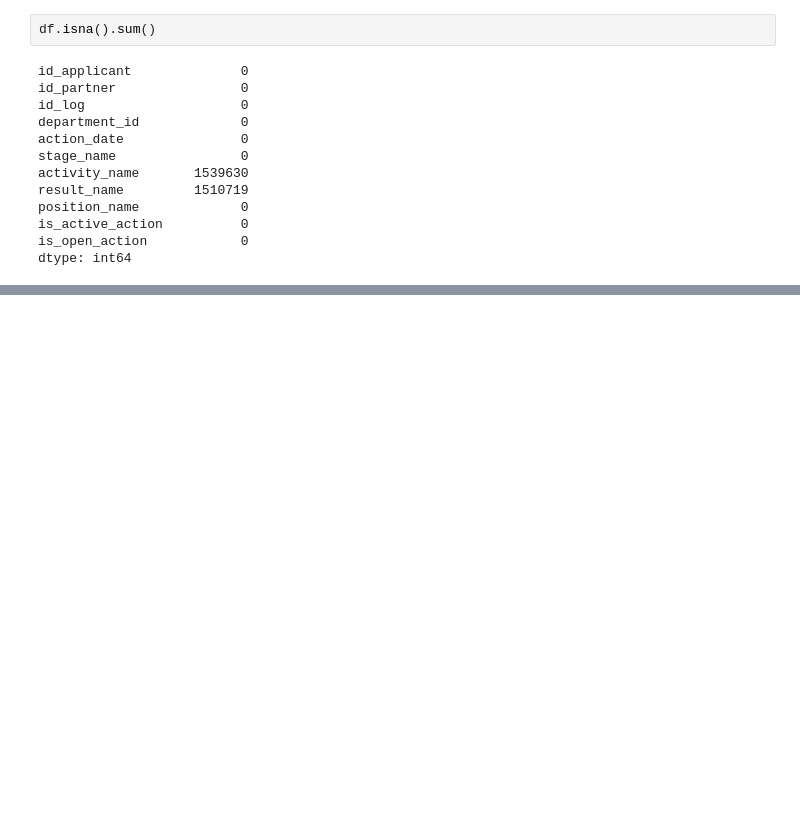
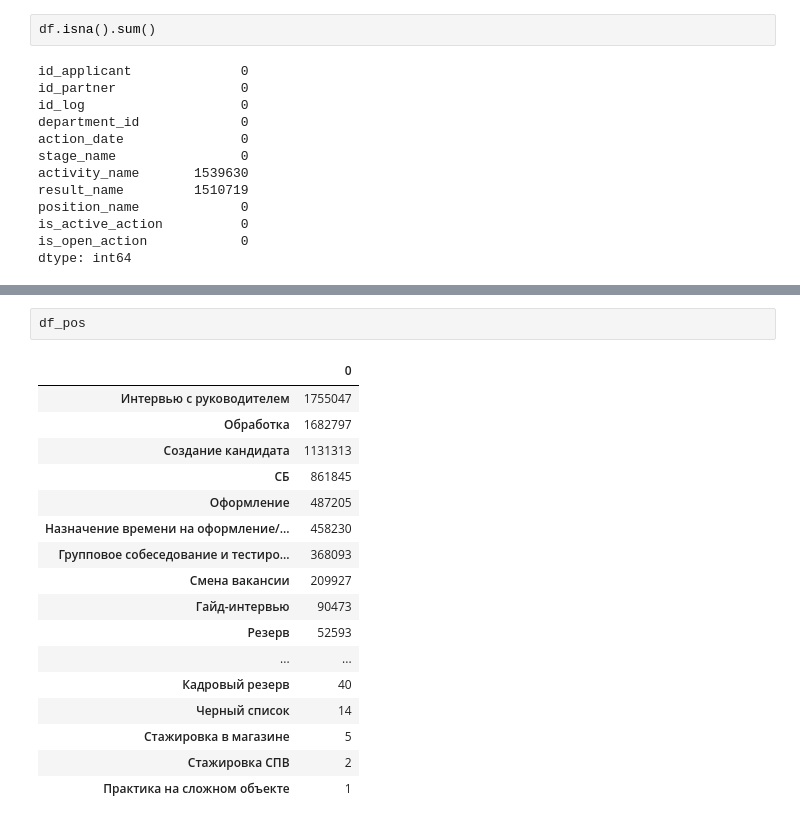
Before and after one commit to OnlyGetC/HrAnalize, a Jupyter notebook: nir.ipynb, the cells around one changed output, grey strips where cells are left out. Drawn from its saved outputs; the diff is of its cells as text; blank space fills up the shorter version.

```diff
--- a/nir.ipynb
+++ b/nir.ipynb
@@ -90,0 +141,20 @@ df_pos[df_pos[0]>5000]
+# %%
+df_pos
+# %% [output]
+|  | 0 |
+| Интервью с руководителем | 1755047 |
+| Обработка | 1682797 |
+| Создание кандидата | 1131313 |
+| СБ | 861845 |
+| Оформление | 487205 |
+| Назначение времени на оформление/... | 458230 |
+| Групповое собеседование и тестиро... | 368093 |
+| Смена вакансии | 209927 |
+| Гайд-интервью | 90473 |
+| Резерв | 52593 |
+| ... | ... |
+| Кадровый резерв | 40 |
+| Черный список | 14 |
+| Стажировка в магазине | 5 |
+| Стажировка СПВ | 2 |
+| Практика на сложном объекте | 1 |
```
Also changed, not shown: parts of 11 cells of this notebook.
